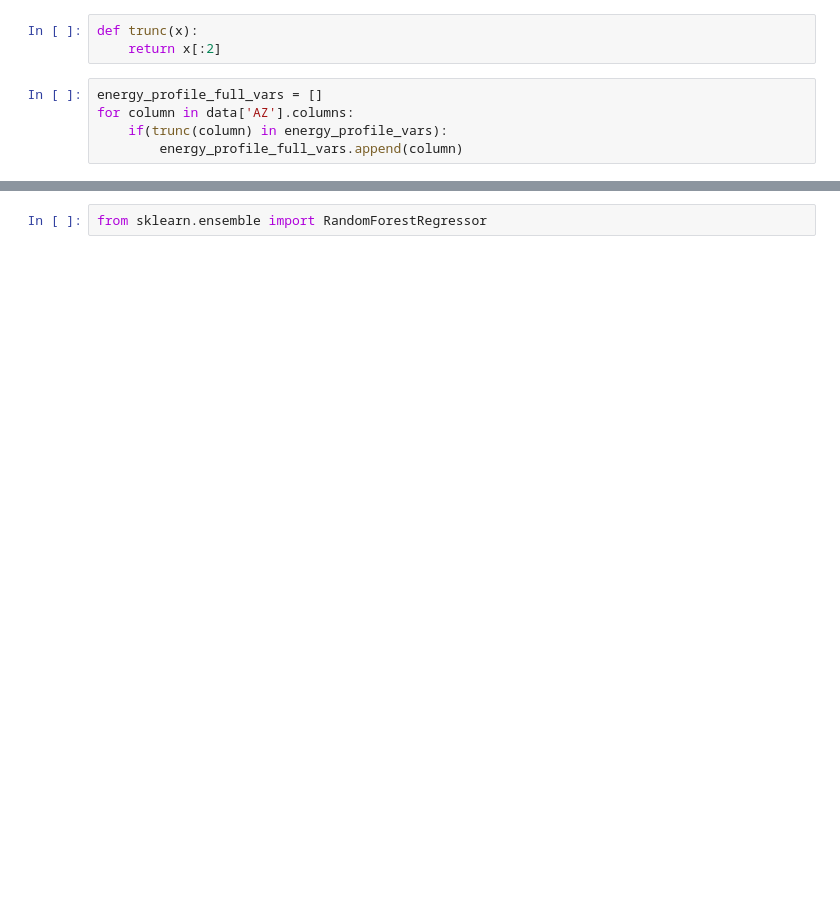
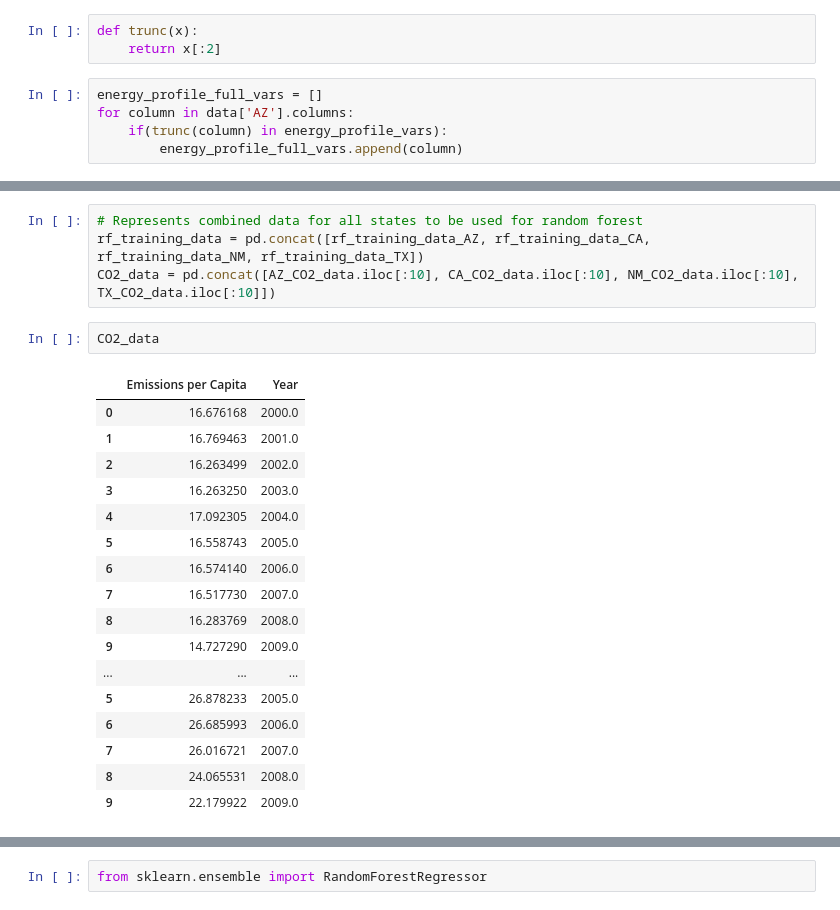
Before and after one commit to charmoniumQ/MCM-2018, a Jupyter notebook: MCM-Data-Analysis.ipynb, the cells around one changed output, grey strips where cells are left out. Saved outputs shown, nothing was run; the diff lists cells and outputs as text; blank space fills up the shorter version.

```diff
--- a/MCM-Data-Analysis.ipynb
+++ b/MCM-Data-Analysis.ipynb
@@ -288,0 +511,24 @@ AZ_CO2_data['Emissions per Capita'].loc[:10]
+# %%
+# Represents combined data for all states to be used for random forest
+rf_training_data = pd.concat([rf_training_data_AZ, rf_training_data_CA, rf_training_data_NM, rf_training_data_TX])
+CO2_data = pd.concat([AZ_CO2_data.iloc[:10], CA_CO2_data.iloc[:10], NM_CO2_data.iloc[:10], TX_CO2_data.iloc[:10]])
+# %%
+CO2_data
+# %% [output]
+|  | Emissions per Capita | Year |
+| 0 | 16.676168 | 2000.0 |
+| 1 | 16.769463 | 2001.0 |
+| 2 | 16.263499 | 2002.0 |
+| 3 | 16.263250 | 2003.0 |
+| 4 | 17.092305 | 2004.0 |
+| 5 | 16.558743 | 2005.0 |
+| 6 | 16.574140 | 2006.0 |
+| 7 | 16.517730 | 2007.0 |
+| 8 | 16.283769 | 2008.0 |
+| 9 | 14.727290 | 2009.0 |
+| ... | ... | ... |
+| 5 | 26.878233 | 2005.0 |
+| 6 | 26.685993 | 2006.0 |
+| 7 | 26.016721 | 2007.0 |
+| 8 | 24.065531 | 2008.0 |
+| 9 | 22.179922 | 2009.0 |
```
Also changed, not shown: parts of 35 cells of this notebook.
